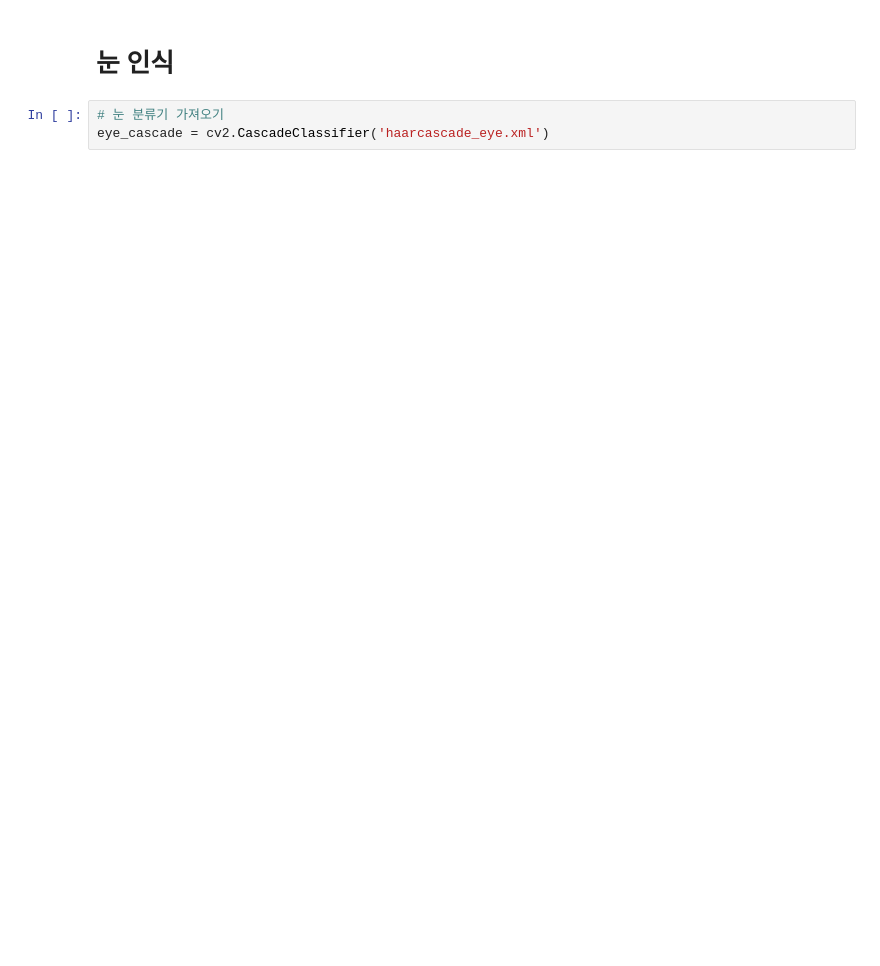
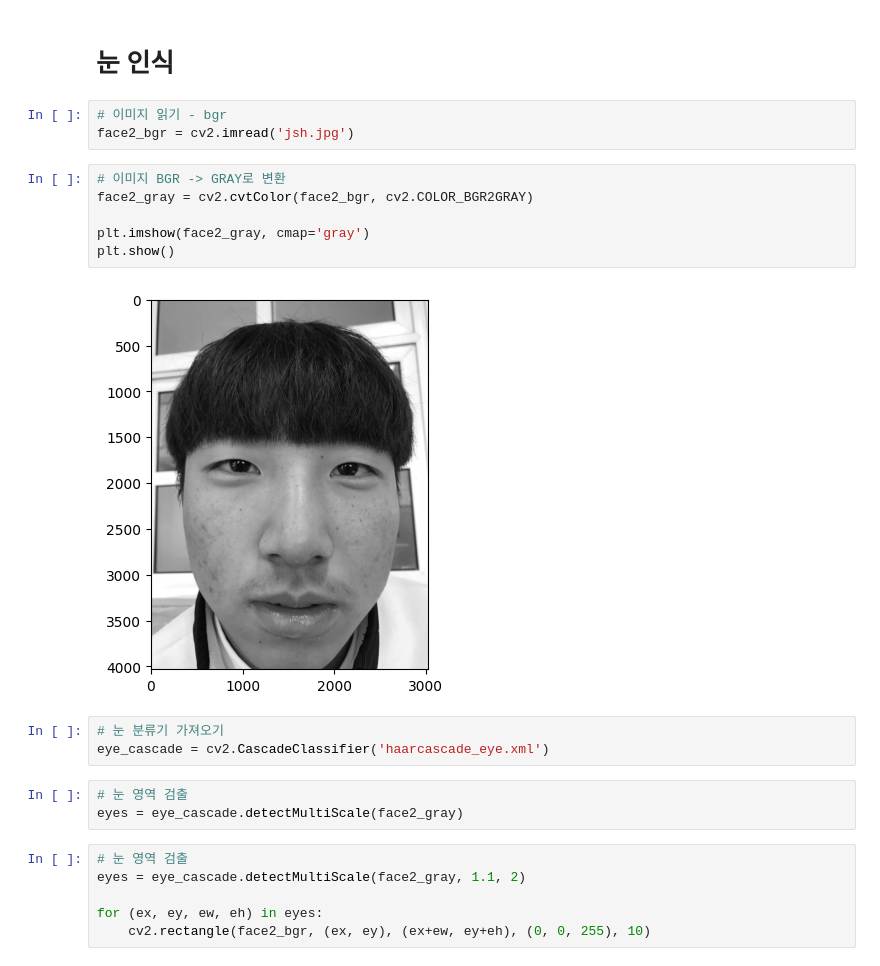
Before and after one commit to horolrolx/ai_visualization, a Jupyter notebook: day08/DAY8.ipynb, the cells around one changed output. Saved outputs shown, nothing was run; the diff lists cells and outputs as text; blank space fills up the shorter version.

```diff
--- a/day08/DAY8.ipynb
+++ b/day08/DAY8.ipynb
@@ -220,5 +223,25 @@ plt.show()
 # %% [markdown]
 # 눈 인식
+# %%
+# 이미지 읽기 - bgr
+face2_bgr = cv2.imread('jsh.jpg')
+# %%
+# 이미지 BGR -> GRAY로 변환
+face2_gray = cv2.cvtColor(face2_bgr, cv2.COLOR_BGR2GRAY)
+
+plt.imshow(face2_gray, cmap='gray')
+plt.show()
+# %% [output]
+[figure, added]
 # %%
 # 눈 분류기 가져오기
 eye_cascade = cv2.CascadeClassifier('haarcascade_eye.xml')
+# %%
+# 눈 영역 검출
+eyes = eye_cascade.detectMultiScale(face2_gray)
+# %%
+# 눈 영역 검출
+eyes = eye_cascade.detectMultiScale(face2_gray, 1.1, 2)
+
+for (ex, ey, ew, eh) in eyes:
+    cv2.rectangle(face2_bgr, (ex, ey), (ex+ew, ey+eh), (0, 0, 255), 10)
```
Also changed, not shown: parts of 7 cells of this notebook, 2 other files.
